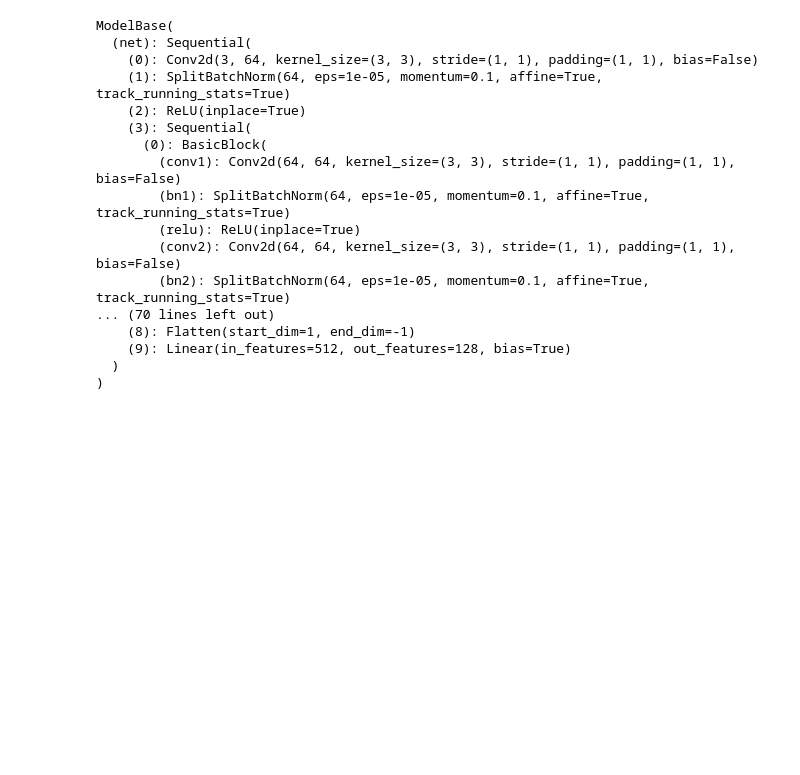
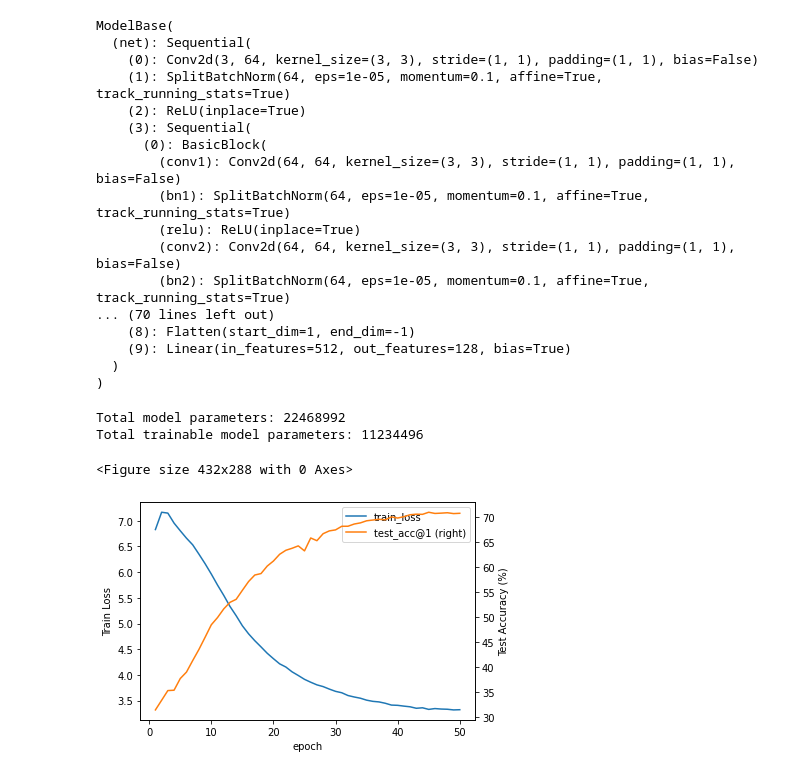
Before and after one commit to TaoCao-data/unlabeled-deep-learning, a Jupyter notebook: Moco/main_moco.ipynb, the cells around one changed output. Saved outputs shown, nothing was run; the diff lists cells and outputs as text; code cells hidden in the pictures; blank space fills up the shorter version.

Commit message:
Moco v2 update

```diff
--- a/Moco/main_moco.ipynb
+++ b/Moco/main_moco.ipynb
@@ -38,9 +40,12 @@ parser = argparse.ArgumentParser(description='Train MoCo on CIFAR-10')
 parser.add_argument('-a', '--arch', default='resnet18')
 
 # lr: 0.06 for batch 512 (or 0.03 for batch 256)
-parser.add_argument('--lr', '--learning-rate', default=0.06, type=float, metavar='LR', help='initial learning rate', dest='lr')
-parser.add_argument('--epochs', default=200, type=int, metavar='N', help='number of total epochs to run')
-parser.add_argument('--schedule', default=[120, 160], nargs='*', type=int, help='learning rate schedule (when to drop lr by 10x); does not take effect if --cos is on')
+parser.add_argument('--lr', '--learning-rate', default=0.06, type=float, metavar='LR', \
+                    help='initial learning rate', dest='lr')
+parser.add_argument('--epochs', default=200, type=int, metavar='N', \
+                    help='number of total epochs to run')
+parser.add_argument('--schedule', default=[120, 160], nargs='*', type=int, \
+                    help='learning rate schedule (when to drop lr by 10x); does not take effect if --cos is on')
 parser.add_argument('--cos', action='store_true', help='use cosine lr schedule')
 
 parser.add_argument('--batch-size', default=512, type=int, metavar='N', help='mini-batch size')
@@ -52,12 +57,15 @@ parser.add_argument('--moco-k', default=4096, type=int, help='queue size; number
 parser.add_argument('--moco-m', default=0.99, type=float, help='moco momentum of updating key encoder')
 parser.add_argument('--moco-t', default=0.1, type=float, help='softmax temperature')
 
-parser.add_argument('--bn-splits', default=8, type=int, help='simulate multi-gpu behavior of BatchNorm in one gpu; 1 is SyncBatchNorm in multi-gpu')
-parser.add_argument('--symmetric', action='store_true', help='use a symmetric loss function that backprops to both crops')
+parser.add_argument('--bn-splits', default=8, type=int, \
+                    help='simulate multi-gpu behavior of BatchNorm in one gpu; 1 is SyncBatchNorm in multi-gpu')
+parser.add_argument('--symmetric', action='store_true', \
+                    help='use a symmetric loss function that backprops to both crops')
 
 # knn monitor
 parser.add_argument('--knn-k', default=200, type=int, help='k in kNN monitor')
-parser.add_argument('--knn-t', default=0.1, type=float, help='softmax temperature in kNN monitor; could be different with moco-t')
+parser.add_argument('--knn-t', default=0.1, type=float, \
+                    help='softmax temperature in kNN monitor; could be different with moco-t')
 
 # utils
 parser.add_argument('--resume', default='', type=str, metavar='PATH', help='path to latest checkpoint (default: none)')
@@ -69,12 +77,15 @@ args = parser.parse_args()  # running in command line
 args = parser.parse_args('')  # running in ipynb
 
 # set command line arguments here when running in ipynb
-args.epochs = 5
+args.epochs = 50
 args.cos = True
 args.schedule = []  # cos in use
 args.symmetric = False
+args.moco_m = 0.99
+args.moco_k = 4096
+args.knn_k = 400
 if args.results_dir == '':
-    args.results_dir = './cache-' + datetime.now().strftime("%Y-%m-%d-%H-%M-%S-moco")
+    args.results_dir = './moco-history-' + datetime.now(tz=timezone('US/Eastern')).strftime("%Y-%m-%d-%H-%M-%S")
 
 print(args)
 # %% [output]
@@ -252,3 +269,22 @@ for epoch in range(epoch_start, args.epochs + 1):
     data_frame.to_csv(args.results_dir + '/log.csv', index_label='epoch')
     # save model
     torch.save({'epoch': epoch, 'state_dict': model.state_dict(), 'optimizer' : optimizer.state_dict(),}, args.results_dir + '/model_last.pth')
+# %%
+# Model parameters
+print('Total model parameters: {}'.format(total_params))
+print('Total trainable model parameters: {}'.format(total_params_trainable))
+# %% [output]
+Total model parameters: 22468992
+Total trainable model parameters: 11234496
+# %%
+# Visualization of training history
+df_history = pd.read_csv(args.results_dir + '/log.csv', index_col = 'epoch')
+
+plt.figure()
+ax = df_history.plot(secondary_y=['test_acc@1'])
+ax.set_ylabel('Train Loss')
+ax.right_ax.set_ylabel('Test Accuracy (%)')
+plt.show()
+# %% [output]
+<Figure size 432x288 with 0 Axes>
+[figure, added]
```
Also changed, not shown: parts of 5 cells of this notebook, 3 other files.
